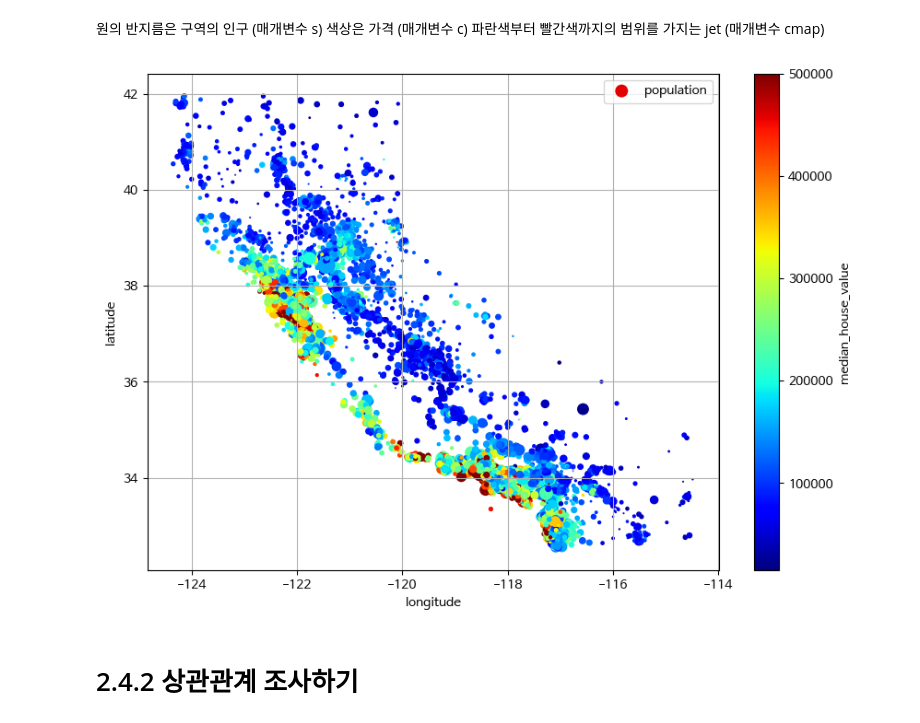
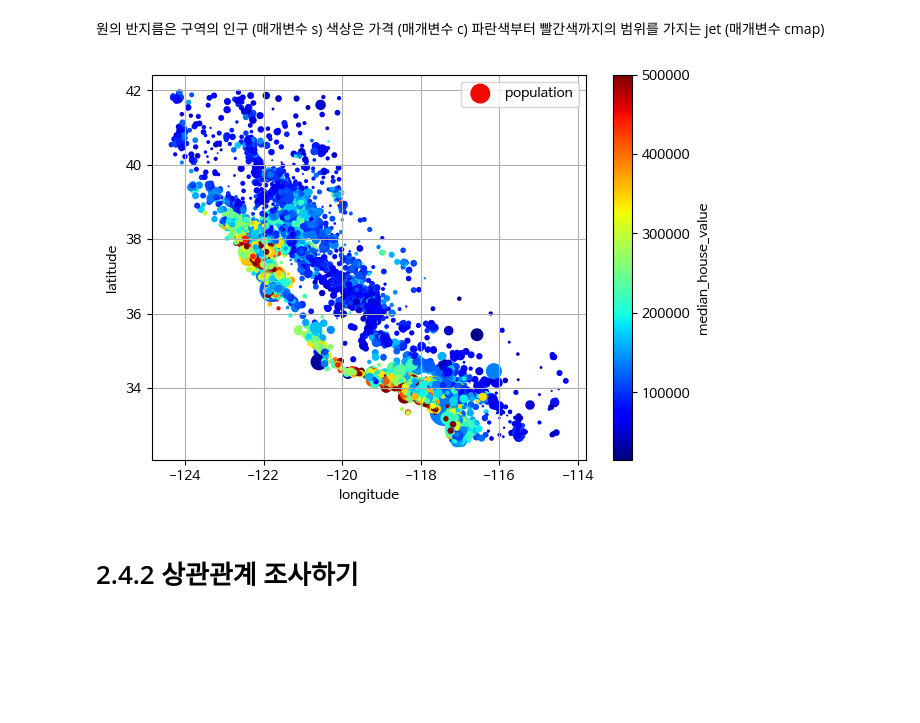
Before and after one commit to sheepjun96/Hands_On-Maching-Learning, a Jupyter notebook: 2장_머신러닝_프로젝트_처음부터_끝까지.ipynb, the cells around one changed output. Cells and saved outputs as stored; diff of their text form; code cells hidden in the pictures; blank space fills up the shorter version.

```diff
--- a/2장_머신러닝_프로젝트_처음부터_끝까지.ipynb
+++ b/2장_머신러닝_프로젝트_처음부터_끝까지.ipynb
@@ -243,11 +236,11 @@ plt.show()
 # %%
 housing.plot(kind="scatter", x="longitude", y="latitude", grid=True,
              s=housing["population"] / 100, label="population",
              c="median_house_value", cmap="jet", colorbar=True,
-             legend=True, figsize=(10, 7))
+             legend=True, figsize=(7,5))
 plt.show()
 # %% [output]
-[figure, old version]
+[figure, new version]
 # %% [markdown]
 # 2.4.2 상관관계 조사하기
 # %% [markdown]
```
Also changed, not shown: parts of 26 cells of this notebook.
